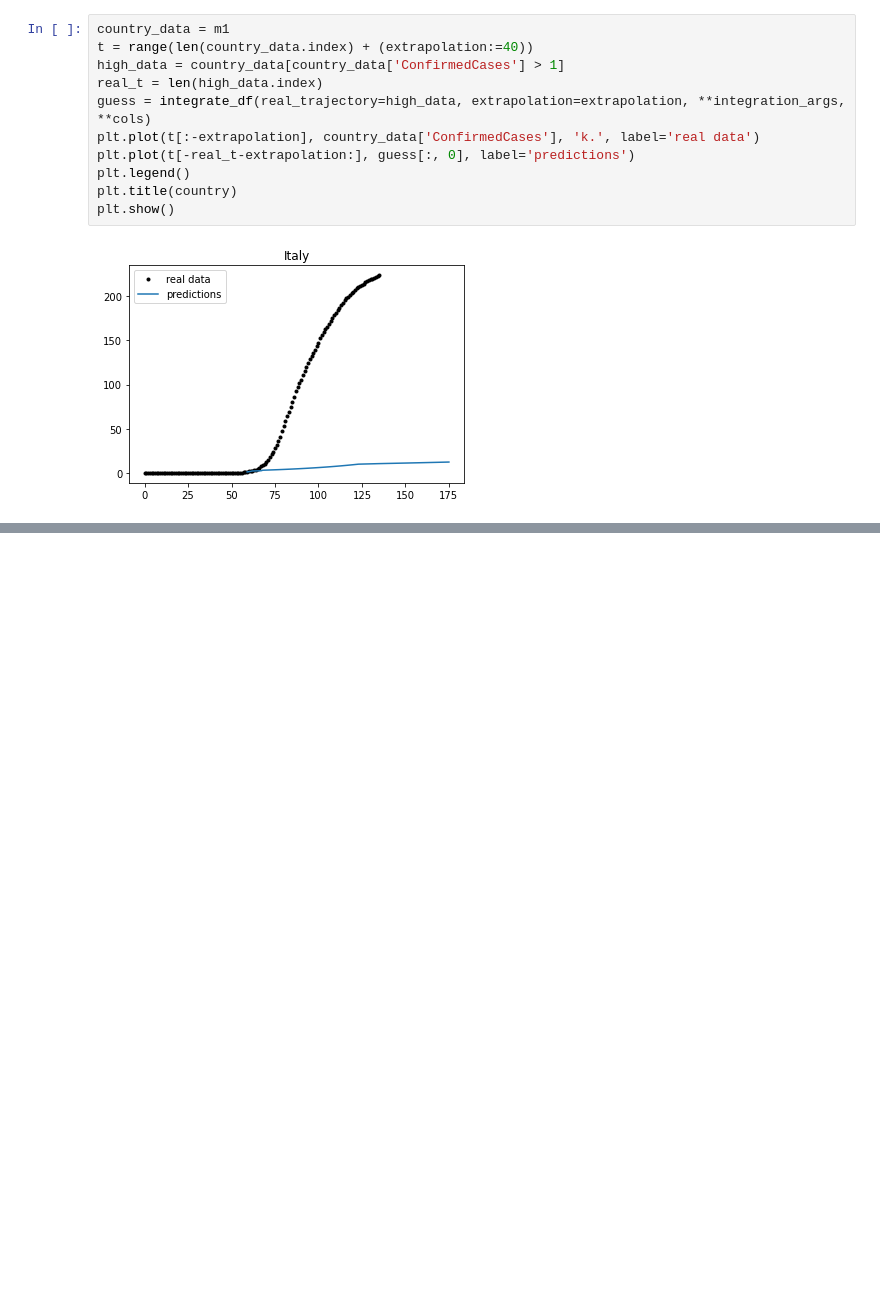
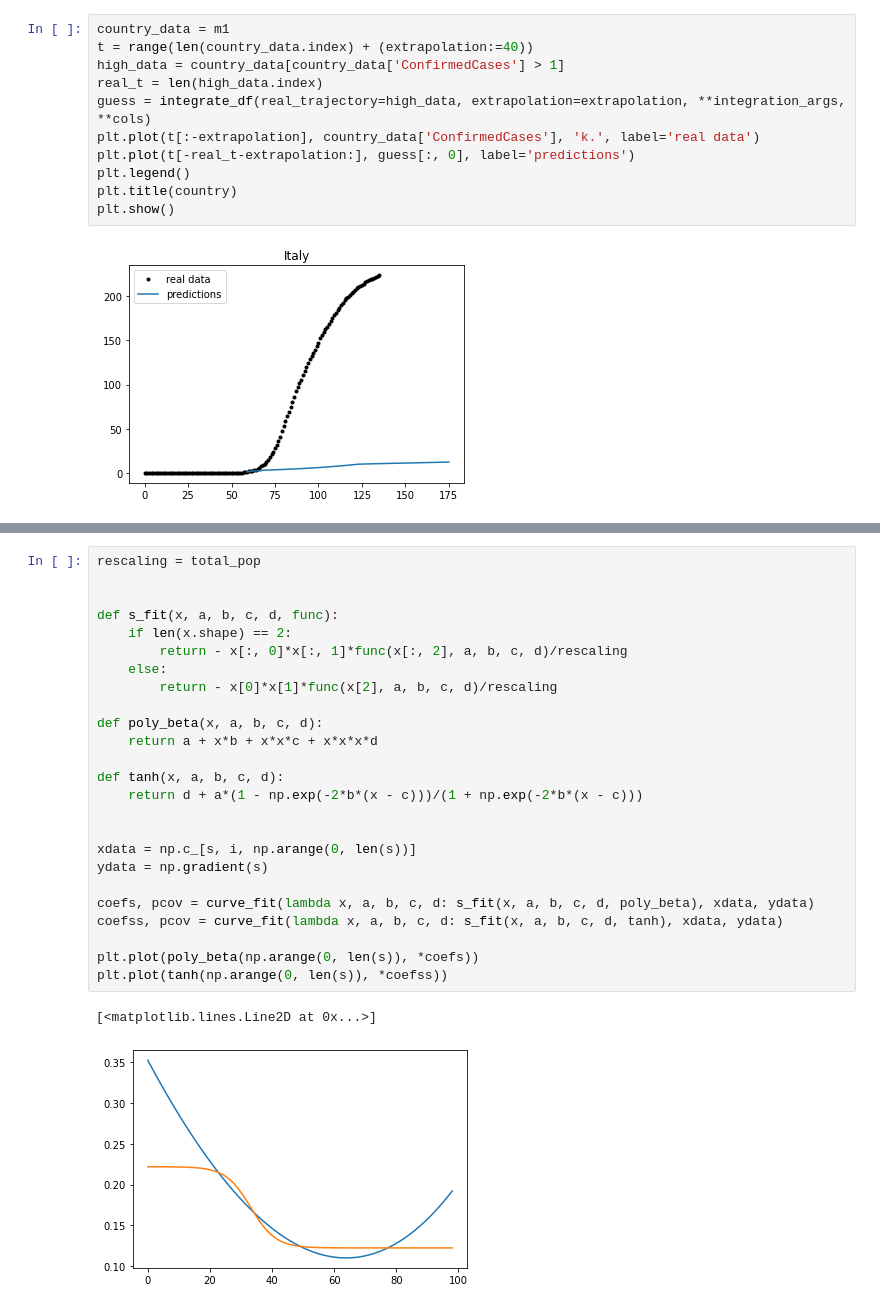
Before and after one commit to Kipre/EUDemographyCleaner, a Jupyter notebook: internship/covid_sir.ipynb, the cells around one changed output, grey strips where cells are left out. Drawn from its saved outputs; the diff is of its cells as text; blank space fills up the shorter version.

```diff
--- a/internship/covid_sir.ipynb
+++ b/internship/covid_sir.ipynb
@@ -737,0 +842,28 @@ plt.show()
+# %%
+rescaling = total_pop
+
+
+def s_fit(x, a, b, c, d, func):
+    if len(x.shape) == 2:
+        return - x[:, 0]*x[:, 1]*func(x[:, 2], a, b, c, d)/rescaling
+    else:
+        return - x[0]*x[1]*func(x[2], a, b, c, d)/rescaling
+
+def poly_beta(x, a, b, c, d):
+    return a + x*b + x*x*c + x*x*x*d
+
+def tanh(x, a, b, c, d):
+    return d + a*(1 - np.exp(-2*b*(x - c)))/(1 + np.exp(-2*b*(x - c)))
+
+
+xdata = np.c_[s, i, np.arange(0, len(s))]
+ydata = np.gradient(s)
+
+coefs, pcov = curve_fit(lambda x, a, b, c, d: s_fit(x, a, b, c, d, poly_beta), xdata, ydata)
+coefss, pcov = curve_fit(lambda x, a, b, c, d: s_fit(x, a, b, c, d, tanh), xdata, ydata)
+
+plt.plot(poly_beta(np.arange(0, len(s)), *coefs))
+plt.plot(tanh(np.arange(0, len(s)), *coefss))
+# %% [output]
+[<matplotlib.lines.Line2D at 0x...>]
+[figure, added]
```
Also changed, not shown: parts of 12 cells of this notebook, 3 other files.
